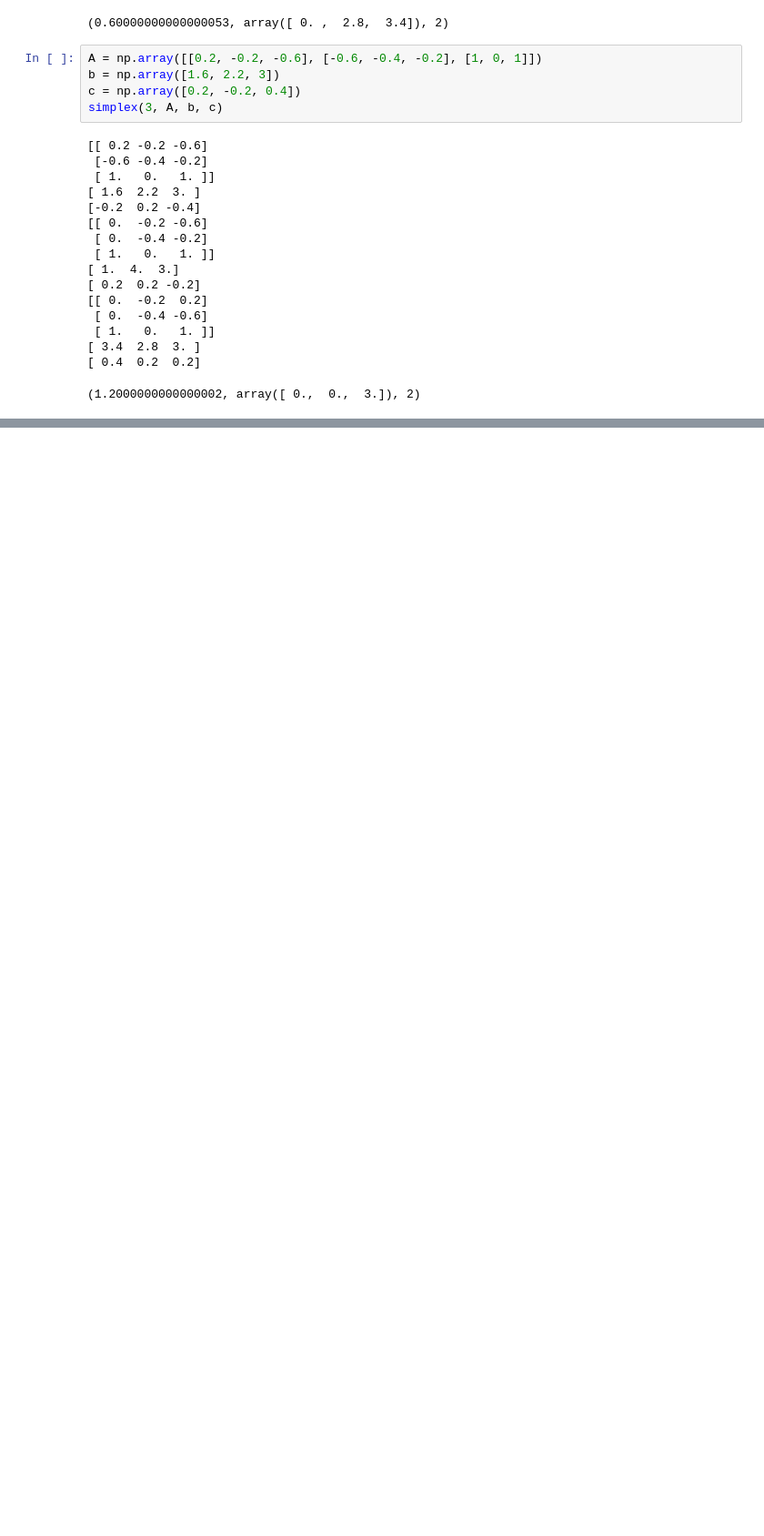
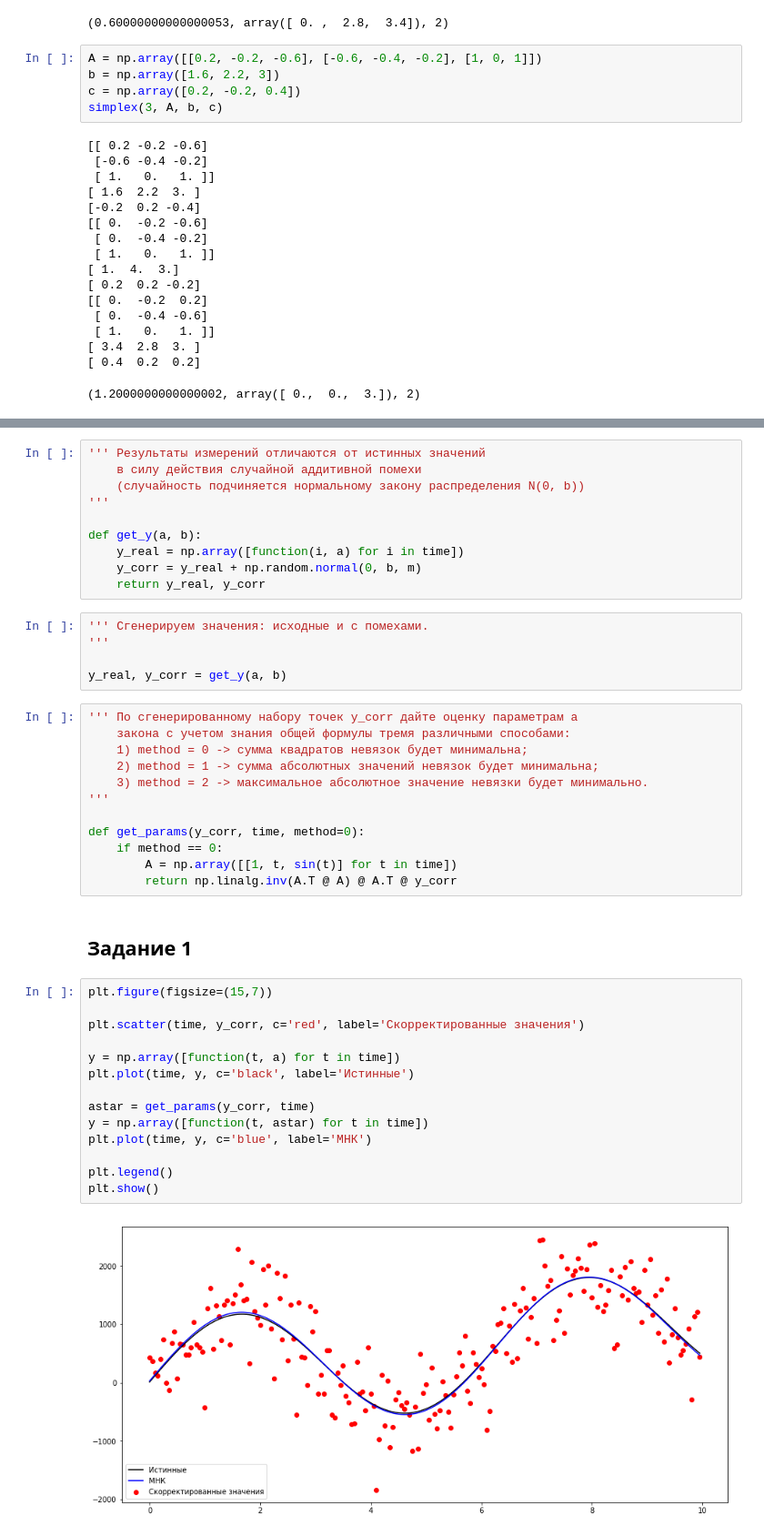
Before and after one commit to svinkapeppa/5-term, a Jupyter notebook: optimization/1.ipynb, the cells around one changed output, grey strips where cells are left out. Shown at 91% size. Drawn from its saved outputs; the diff is of its cells as text; blank space fills up the shorter version.

```diff
--- a/optimization/1.ipynb
+++ b/optimization/1.ipynb
@@ -672,0 +719,45 @@ is_optimal(A,b,c,x)
+# %%
+''' Результаты измерений отличаются от истинных значений
+    в силу действия случайной аддитивной помехи
+    (случайность подчиняется нормальному закону распределения N(0, b))
+'''
+
+def get_y(a, b):
+    y_real = np.array([function(i, a) for i in time])
+    y_corr = y_real + np.random.normal(0, b, m)
+    return y_real, y_corr
+# %%
+''' Сгенерируем значения: исходные и с помехами.
+'''
+
+y_real, y_corr = get_y(a, b)
+# %%
+''' По сгенерированному набору точек y_corr дайте оценку параметрам a
+    закона с учетом знания общей формулы тремя различными способами:
+    1) method = 0 -> сумма квадратов невязок будет минимальна;
+    2) method = 1 -> сумма абсолютных значений невязок будет минимальна;
+    3) method = 2 -> максимальное абсолютное значение невязки будет минимально.
+'''
+
+def get_params(y_corr, time, method=0):
+    if method == 0:
+        A = np.array([[1, t, sin(t)] for t in time])
+        return np.linalg.inv(A.T @ A) @ A.T @ y_corr
+# %% [markdown]
+## Задание 1
+# %%
+plt.figure(figsize=(15,7))
+
+plt.scatter(time, y_corr, c='red', label='Скорректированные значения')
+
+y = np.array([function(t, a) for t in time])
+plt.plot(time, y, c='black', label='Истинные')
+
+astar = get_params(y_corr, time)
+y = np.array([function(t, astar) for t in time])
+plt.plot(time, y, c='blue', label='МНК')
+
+plt.legend()
+plt.show()
+# %% [output]
+[figure, added]
```
Also changed, not shown: parts of 34 cells of this notebook.
